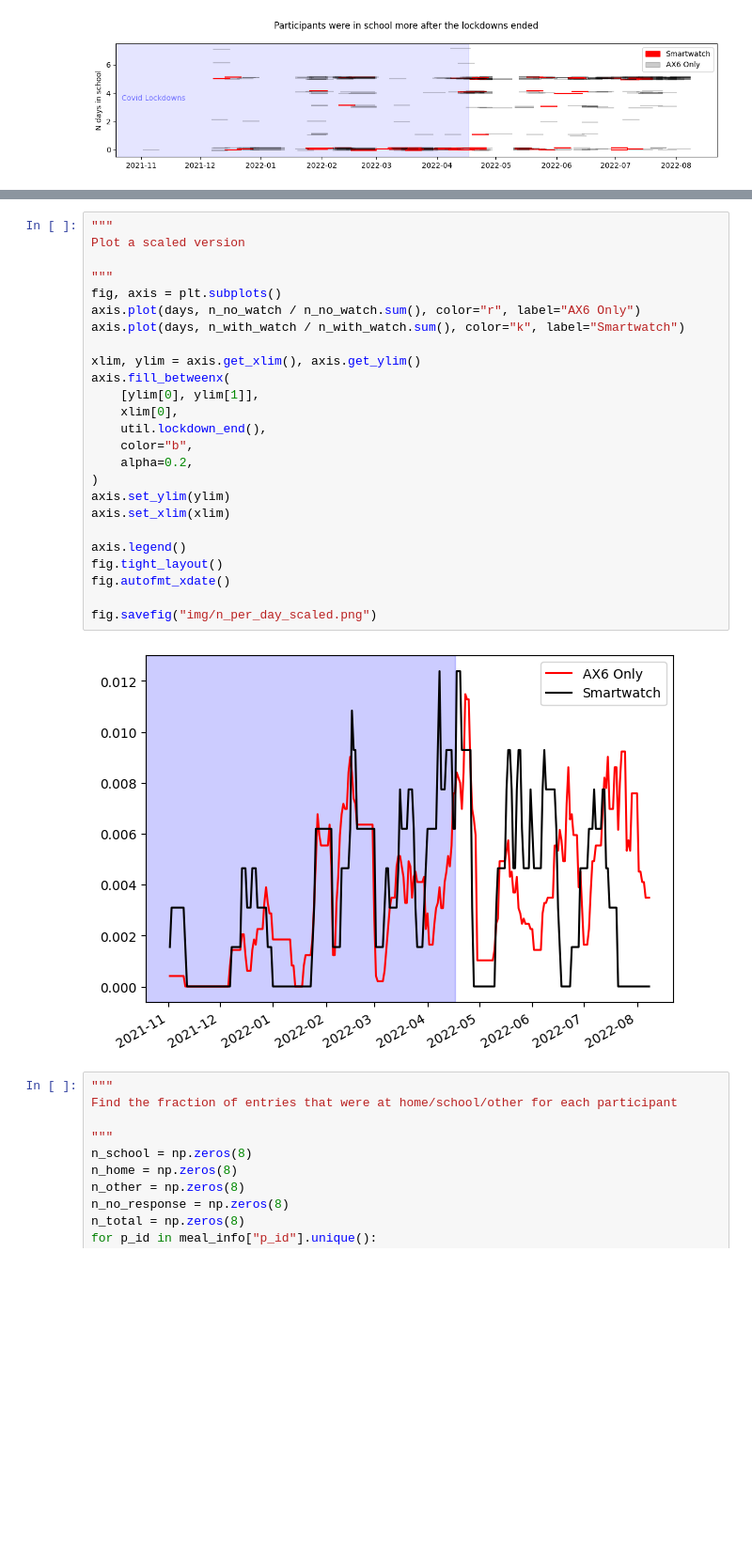
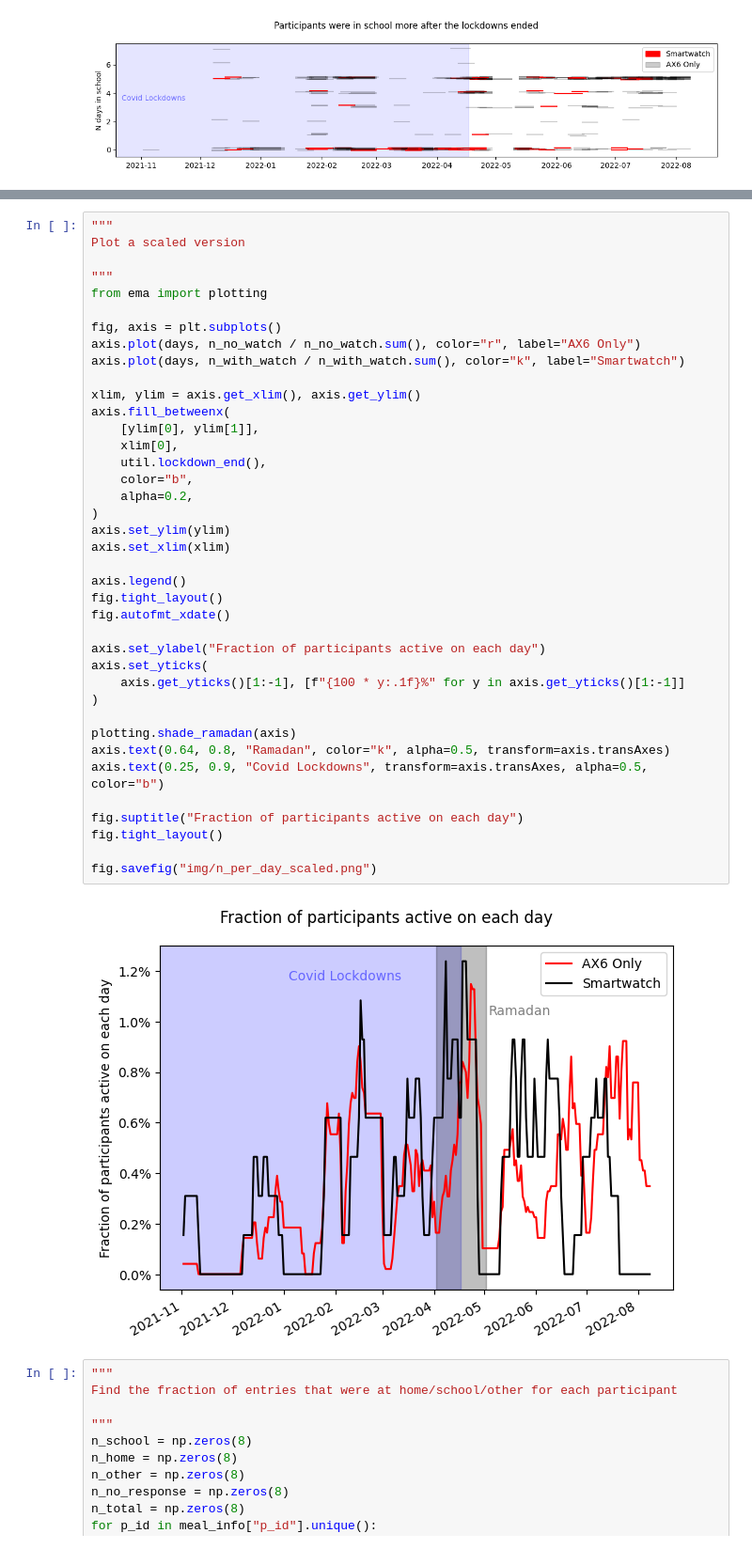
Before and after one commit to richard-lane/seaco_malaysia, a Jupyter notebook: school_status.ipynb, the cells around one changed output, grey strips where cells are left out. Shown at 94% size. Saved outputs shown, nothing was run; the diff lists cells and outputs as text; blank space fills up the shorter version.

Commit message:
change some of the school status plots

```diff
--- a/school_status.ipynb
+++ b/school_status.ipynb
@@ -333,30 +322,44 @@ fig.savefig("img/n_per_day.png")
 # %%
 """
 Plot a scaled version
 
 """
+from ema import plotting
+
 fig, axis = plt.subplots()
 axis.plot(days, n_no_watch / n_no_watch.sum(), color="r", label="AX6 Only")
 axis.plot(days, n_with_watch / n_with_watch.sum(), color="k", label="Smartwatch")
 
 xlim, ylim = axis.get_xlim(), axis.get_ylim()
 axis.fill_betweenx(
     [ylim[0], ylim[1]],
     xlim[0],
     util.lockdown_end(),
     color="b",
     alpha=0.2,
 )
 axis.set_ylim(ylim)
 axis.set_xlim(xlim)
 
 axis.legend()
 fig.tight_layout()
 fig.autofmt_xdate()
 
+axis.set_ylabel("Fraction of participants active on each day")
+axis.set_yticks(
+    axis.get_yticks()[1:-1], [f"{100 * y:.1f}%" for y in axis.get_yticks()[1:-1]]
+)
+
+plotting.shade_ramadan(axis)
+axis.text(0.64, 0.8, "Ramadan", color="k", alpha=0.5, transform=axis.transAxes)
+axis.text(0.25, 0.9, "Covid Lockdowns", transform=axis.transAxes, alpha=0.5, color="b")
+
+fig.suptitle("Fraction of participants active on each day")
+fig.tight_layout()
+
 fig.savefig("img/n_per_day_scaled.png")
 # %% [output]
-[figure, old version]
+[figure, new version]
 # %%
 """
 Find the fraction of entries that were at home/school/other for each participant
```
Also changed, not shown: parts of 6 cells of this notebook, 1 other file.
